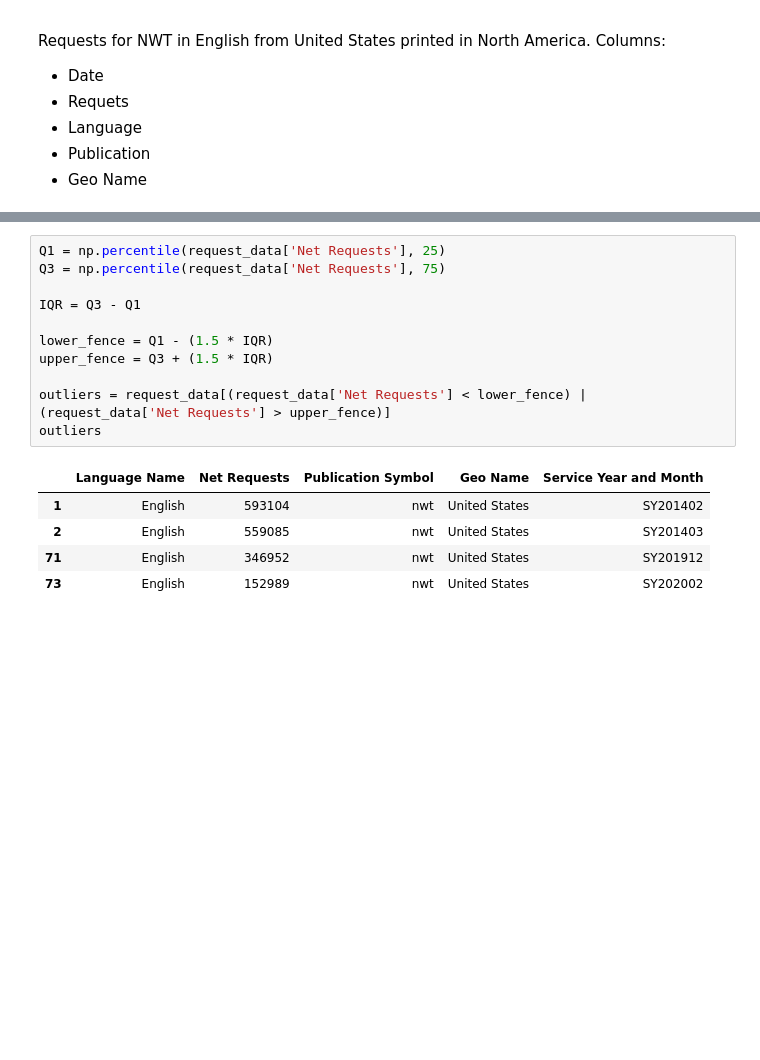
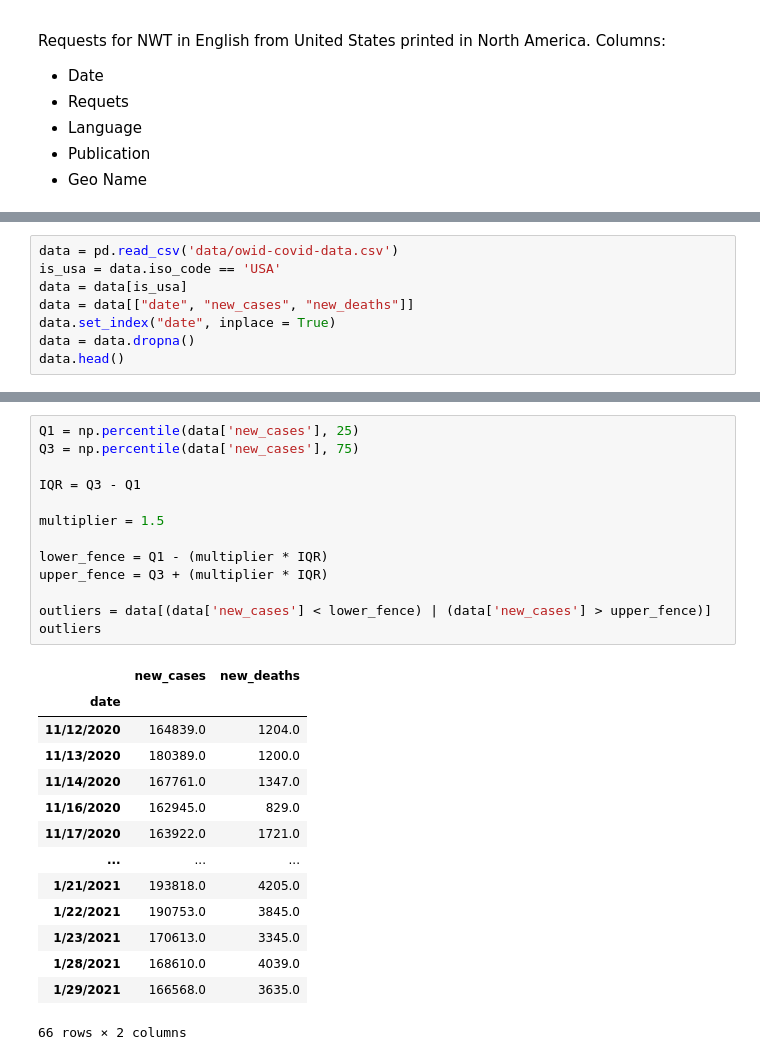
Before and after one commit to danielbrunolabs/AnomalyDetectionPython, a Jupyter notebook: anomaly_detection.ipynb, the cells around one changed output, grey strips where cells are left out. Drawn from its saved outputs; the diff is of its cells as text; blank space fills up the shorter version.

```diff
--- a/anomaly_detection.ipynb
+++ b/anomaly_detection.ipynb
@@ -59,0 +51,8 @@ request_data
+# %%
+data = pd.read_csv('data/owid-covid-data.csv')
+is_usa = data.iso_code == 'USA'
+data = data[is_usa]
+data = data[["date", "new_cases", "new_deaths"]]
+data.set_index("date", inplace = True)
+data = data.dropna()
+data.head()
@@ -78,17 +89,28 @@ The tuckey method outlier detection is a non-visual method of the box plot.
 # %%
-Q1 = np.percentile(request_data['Net Requests'], 25)
-Q3 = np.percentile(request_data['Net Requests'], 75)
+Q1 = np.percentile(data['new_cases'], 25)
+Q3 = np.percentile(data['new_cases'], 75)
 
 IQR = Q3 - Q1
 
-lower_fence = Q1 - (1.5 * IQR)
-upper_fence = Q3 + (1.5 * IQR)
+multiplier = 1.5
 
-outliers = request_data[(request_data['Net Requests'] < lower_fence) | (request_data['Net Requests'] > upper_fence)]
+lower_fence = Q1 - (multiplier * IQR)
+upper_fence = Q3 + (multiplier * IQR)
+
+outliers = data[(data['new_cases'] < lower_fence) | (data['new_cases'] > upper_fence)]
 outliers
 # %% [output]
-|  | Language Name | Net Requests | Publication Symbol | Geo Name | Service Year and Month |
-| 1 | English | 593104 | nwt | United States | SY201402 |
-| 2 | English | 559085 | nwt | United States | SY201403 |
-| 71 | English | 346952 | nwt | United States | SY201912 |
-| 73 | English | 152989 | nwt | United States | SY202002 |
+|  | new_cases | new_deaths |
+| date |  |  |
+| 11/12/2020 | 164839.0 | 1204.0 |
+| 11/13/2020 | 180389.0 | 1200.0 |
+| 11/14/2020 | 167761.0 | 1347.0 |
+| 11/16/2020 | 162945.0 | 829.0 |
+| 11/17/2020 | 163922.0 | 1721.0 |
+| ... | ... | ... |
+| 1/21/2021 | 193818.0 | 4205.0 |
+| 1/22/2021 | 190753.0 | 3845.0 |
+| 1/23/2021 | 170613.0 | 3345.0 |
+| 1/28/2021 | 168610.0 | 4039.0 |
+| 1/29/2021 | 166568.0 | 3635.0 |
+66 rows × 2 columns
```
Also changed, not shown: parts of 11 cells of this notebook, 12 other files.
